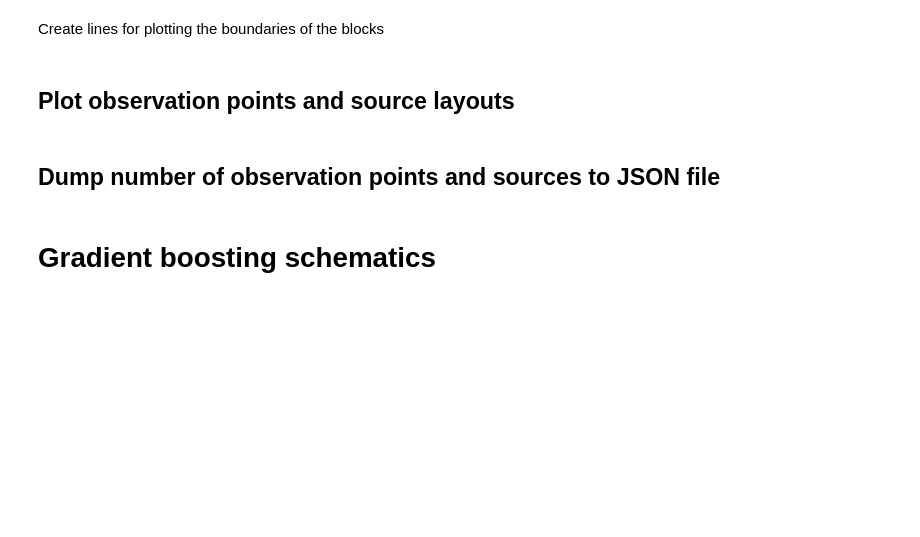
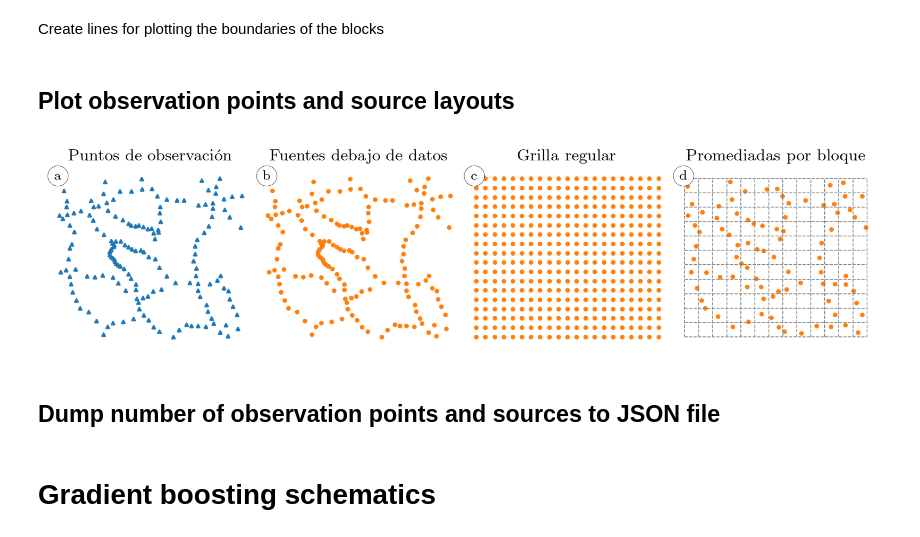
Before and after one commit to compgeolab/eql-gradient-boosted, a Jupyter notebook: notebooks/02-schematics-figures.ipynb, the cells around one changed output. Saved outputs shown, nothing was run; the diff lists cells and outputs as text; code cells hidden in the pictures; blank space fills up the shorter version.

```diff
--- a/notebooks/02-schematics-figures.ipynb
+++ b/notebooks/02-schematics-figures.ipynb
@@ -89,9 +105,9 @@ for nodes in grid_lines:
 plt.style.use(Path(".") / "matplotlib.rc")
 
 titles = {
-    "source_below_data": "Sources below data",
-    "block_averaged_sources": "Block-averaged sources",
-    "grid_sources": "Regular grid",
+    "source_below_data": "Fuentes debajo de datos",
+    "block_averaged_sources": "Promediadas por bloque",
+    "grid_sources": "Grilla regular",
 }
 
 fig, axes = plt.subplots(nrows=1, ncols=4, sharey=True, figsize=(7, 1.7), dpi=300)
@@ -106,34 +122,36 @@ for ax, label in zip(axes, labels):
         xycoords="axes fraction",
         bbox=dict(boxstyle="circle", fc="white", lw=0.2),
     )
     ax.axis("off")
 
 # Plot observation points
 ax = axes[0]
 ax.scatter(survey.easting, survey.northing, s=size, c="C0", marker="^")
-ax.set_title("Observation points")
+ax.set_title("Puntos de observación")
 
 # Plot location of sources for each source layout
 for ax, layout in zip(axes[1:], layouts):
     ax.scatter(*source_distributions[layout][:2], s=size, c="C1")
     ax.set_title(titles[layout])
 
 # Add blocks boundaries to Block Averaged Sources plot
 ax = axes[3]
 grid_style = dict(color="grey", linewidth=0.5, linestyle="--")
 xmin, xmax, ymin, ymax = region[:]
 for x in grid_lines[0]:
     ax.plot((x, x), (ymin, ymax), **grid_style)
 for y in grid_lines[1]:
     ax.plot((xmin, xmax), (y, y), **grid_style)
 
 plt.tight_layout(w_pad=0)
 plt.savefig(
     Path("..") / "manuscript" / "figs" / "source-layouts-schematics.pdf",
     dpi=300,
     bbox_inches="tight",
 )
 plt.show()
+# %% [output]
+[figure, added]
 # %% [markdown]
 ## Dump number of observation points and sources to JSON file
 # %%
```
Also changed, not shown: parts of 5 cells of this notebook, 4 other files.
